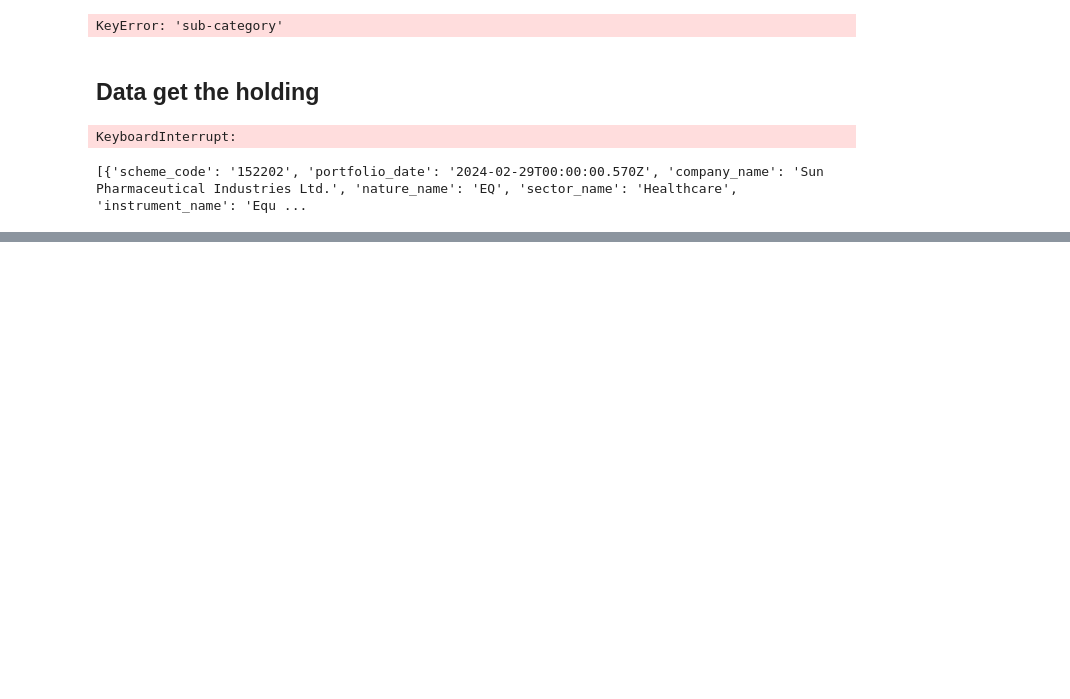
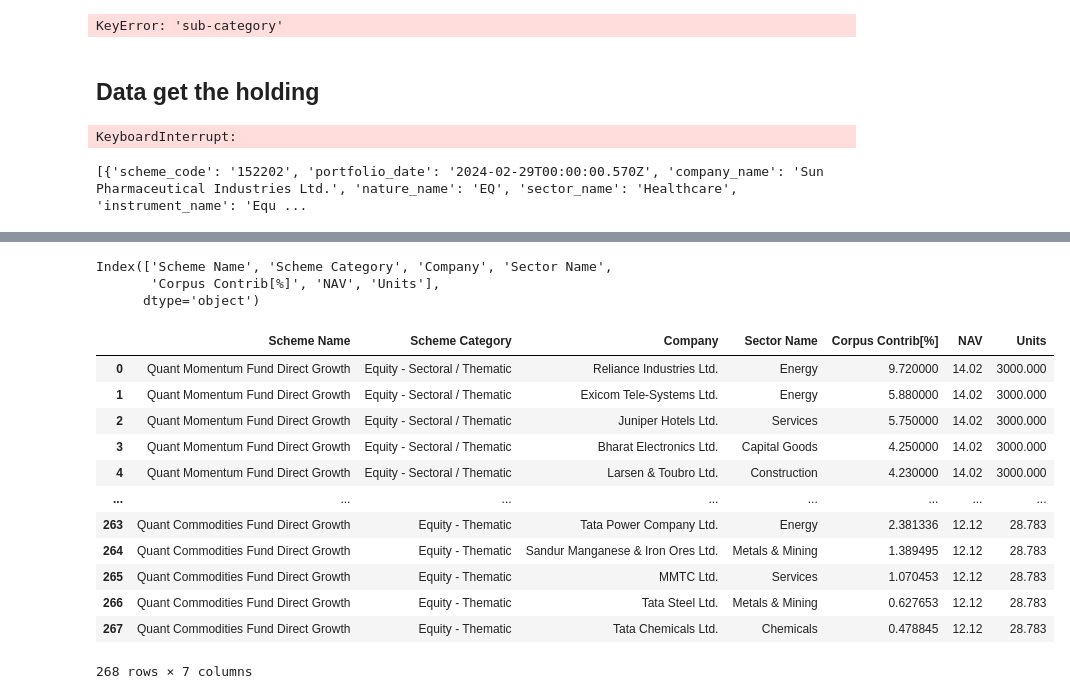
Before and after one commit to ansingh16/MF_analysis, a Jupyter notebook: Preprocess.ipynb, the cells around one changed output, grey strips where cells are left out. Cells and saved outputs as stored; diff of their text form; code cells hidden in the pictures; blank space fills up the shorter version.

Commit message:
changed column name

```diff
--- a/Preprocess.ipynb
+++ b/Preprocess.ipynb
@@ -297,0 +394,22 @@ chart.show()
+# %%
+print(consol_df.columns)
+
+
+consol_df
+# %% [output]
+Index(['Scheme Name', 'Scheme Category', 'Company', 'Sector Name',
+       'Corpus Contrib[%]', 'NAV', 'Units'],
+      dtype='object')
+|  | Scheme Name | Scheme Category | Company | Sector Name | Corpus Contrib[%] | NAV | Units |
+| 0 | Quant Momentum Fund Direct Growth | Equity - Sectoral / Thematic | Reliance Industries Ltd. | Energy | 9.720000 | 14.02 | 3000.000 |
+| 1 | Quant Momentum Fund Direct Growth | Equity - Sectoral / Thematic | Exicom Tele-Systems Ltd. | Energy | 5.880000 | 14.02 | 3000.000 |
+| 2 | Quant Momentum Fund Direct Growth | Equity - Sectoral / Thematic | Juniper Hotels Ltd. | Services | 5.750000 | 14.02 | 3000.000 |
+| 3 | Quant Momentum Fund Direct Growth | Equity - Sectoral / Thematic | Bharat Electronics Ltd. | Capital Goods | 4.250000 | 14.02 | 3000.000 |
+| 4 | Quant Momentum Fund Direct Growth | Equity - Sectoral / Thematic | Larsen & Toubro Ltd. | Construction | 4.230000 | 14.02 | 3000.000 |
+| ... | ... | ... | ... | ... | ... | ... | ... |
+| 263 | Quant Commodities Fund Direct Growth | Equity - Thematic | Tata Power Company Ltd. | Energy | 2.381336 | 12.12 | 28.783 |
+| 264 | Quant Commodities Fund Direct Growth | Equity - Thematic | Sandur Manganese & Iron Ores Ltd. | Metals & Mining | 1.389495 | 12.12 | 28.783 |
+| 265 | Quant Commodities Fund Direct Growth | Equity - Thematic | MMTC Ltd. | Services | 1.070453 | 12.12 | 28.783 |
+| 266 | Quant Commodities Fund Direct Growth | Equity - Thematic | Tata Steel Ltd. | Metals & Mining | 0.627653 | 12.12 | 28.783 |
+| 267 | Quant Commodities Fund Direct Growth | Equity - Thematic | Tata Chemicals Ltd. | Chemicals | 0.478845 | 12.12 | 28.783 |
+268 rows × 7 columns
```
Also changed, not shown: parts of 6 cells of this notebook, 3 other files.
